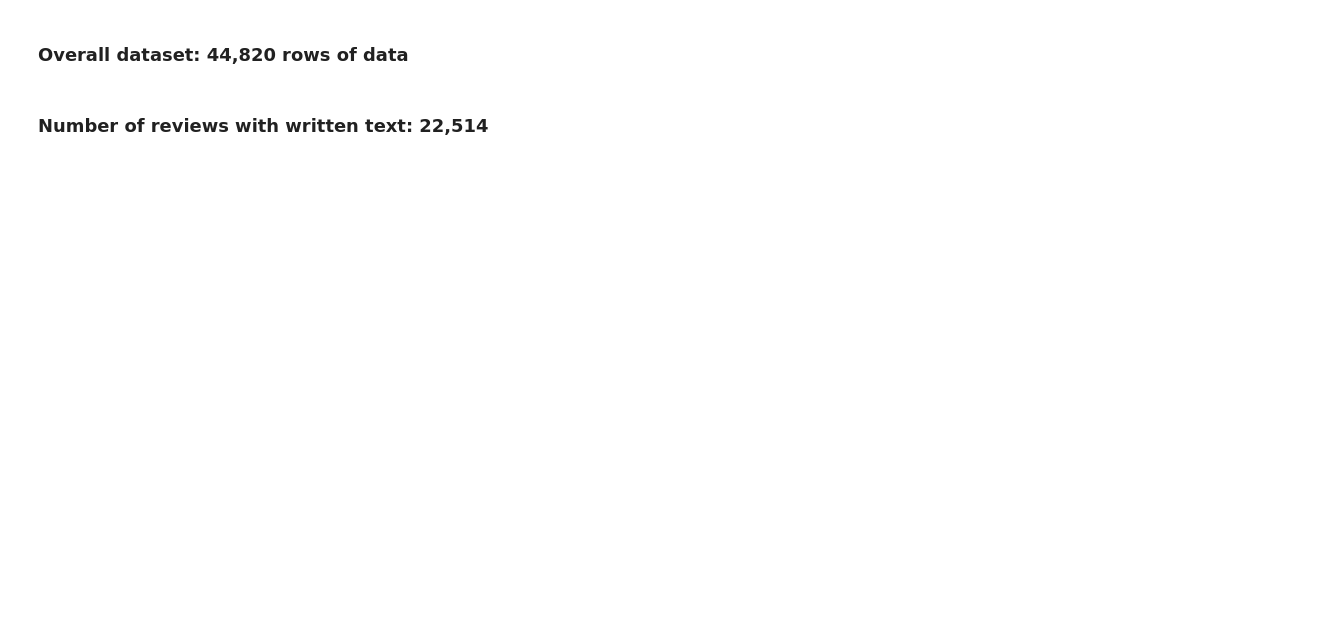
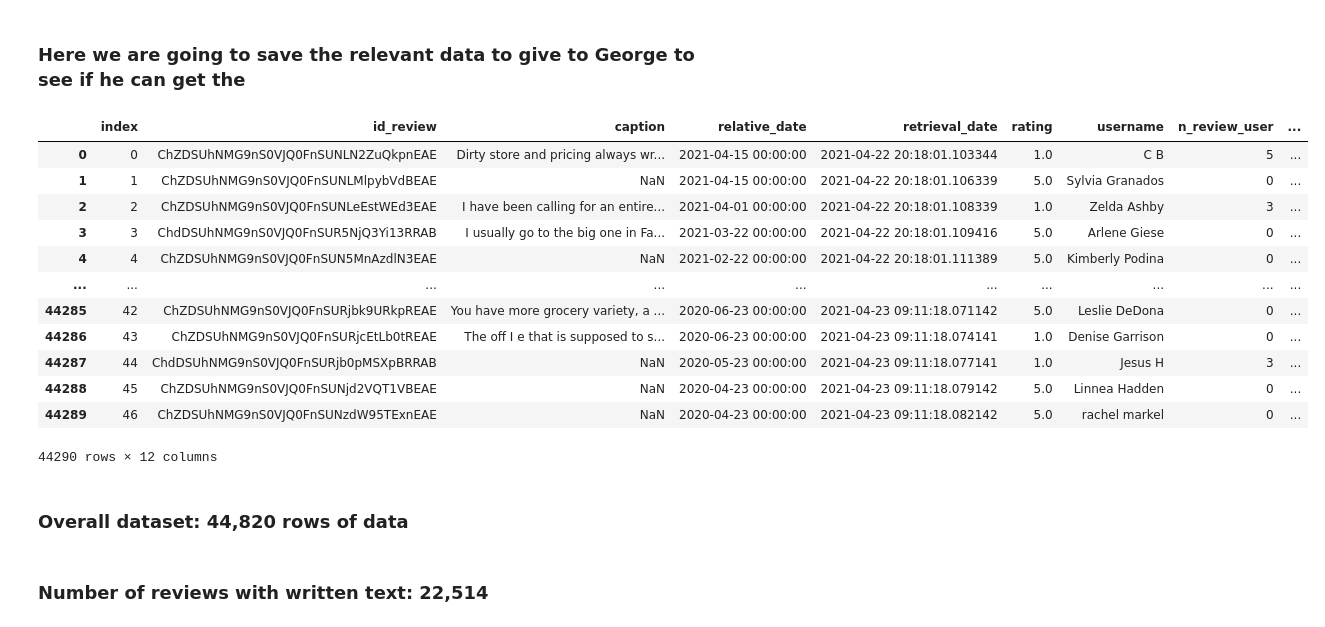
Before and after one commit to kennyzhou9/Capstone-Project-Team19, a Jupyter notebook: google_reviews_analysis.ipynb, the cells around one changed output. Saved outputs shown, nothing was run; the diff lists cells and outputs as text; code cells hidden in the pictures; blank space fills up the shorter version.

Commit message:
created function to get the relevant datetime object for George

```diff
--- a/google_reviews_analysis.ipynb
+++ b/google_reviews_analysis.ipynb
@@ -148,0 +203,2 @@ def creating_word_clouds(n_grams_from_reviews,review_score):
+# %%
+test = convert_relative_to_datetime(test)
@@ -148,0 +223,2 @@ def creating_word_clouds(n_grams_from_reviews,review_score):
+# %% [markdown]
+### Here we are going to save the relevant data to give to George to see if he can get the
@@ -149,3 +227,19 @@ def creating_word_clouds(n_grams_from_reviews,review_score):
+# %%
+test
+# %% [output]
+|  | index | id_review | caption | relative_date | retrieval_date | rating | username | n_review_user | ... |
+| 0 | 0 | ChZDSUhNMG9nS0VJQ0FnSUNLN2ZuQkpnEAE | Dirty store and pricing always wr... | 2021-04-15 00:00:00 | 2021-04-22 20:18:01.103344 | 1.0 | C B | 5 | ... |
+| 1 | 1 | ChZDSUhNMG9nS0VJQ0FnSUNLMlpybVdBEAE | NaN | 2021-04-15 00:00:00 | 2021-04-22 20:18:01.106339 | 5.0 | Sylvia Granados | 0 | ... |
+| 2 | 2 | ChZDSUhNMG9nS0VJQ0FnSUNLeEstWEd3EAE | I have been calling for an entire... | 2021-04-01 00:00:00 | 2021-04-22 20:18:01.108339 | 1.0 | Zelda Ashby | 3 | ... |
+| 3 | 3 | ChdDSUhNMG9nS0VJQ0FnSUR5NjQ3Yi13RRAB | I usually go to the big one in Fa... | 2021-03-22 00:00:00 | 2021-04-22 20:18:01.109416 | 5.0 | Arlene Giese | 0 | ... |
+| 4 | 4 | ChZDSUhNMG9nS0VJQ0FnSUN5MnAzdlN3EAE | NaN | 2021-02-22 00:00:00 | 2021-04-22 20:18:01.111389 | 5.0 | Kimberly Podina | 0 | ... |
+| ... | ... | ... | ... | ... | ... | ... | ... | ... | ... |
+| 44285 | 42 | ChZDSUhNMG9nS0VJQ0FnSURjbk9URkpREAE | You have more grocery variety, a ... | 2020-06-23 00:00:00 | 2021-04-23 09:11:18.071142 | 5.0 | Leslie DeDona | 0 | ... |
+| 44286 | 43 | ChZDSUhNMG9nS0VJQ0FnSURjcEtLb0tREAE | The off I e that is supposed to s... | 2020-06-23 00:00:00 | 2021-04-23 09:11:18.074141 | 1.0 | Denise Garrison | 0 | ... |
+| 44287 | 44 | ChdDSUhNMG9nS0VJQ0FnSURjb0pMSXpBRRAB | NaN | 2020-05-23 00:00:00 | 2021-04-23 09:11:18.077141 | 1.0 | Jesus H | 3 | ... |
+| 44288 | 45 | ChZDSUhNMG9nS0VJQ0FnSUNjd2VQT1VBEAE | NaN | 2020-04-23 00:00:00 | 2021-04-23 09:11:18.079142 | 5.0 | Linnea Hadden | 0 | ... |
+| 44289 | 46 | ChZDSUhNMG9nS0VJQ0FnSUNzdW95TExnEAE | NaN | 2020-04-23 00:00:00 | 2021-04-23 09:11:18.082142 | 5.0 | rachel markel | 0 | ... |
+44290 rows × 12 columns
 # %% [markdown]
 ### Overall dataset: 44,820 rows of data
 # %% [markdown]
```
Also changed, not shown: parts of 12 cells of this notebook, 2 other files.
